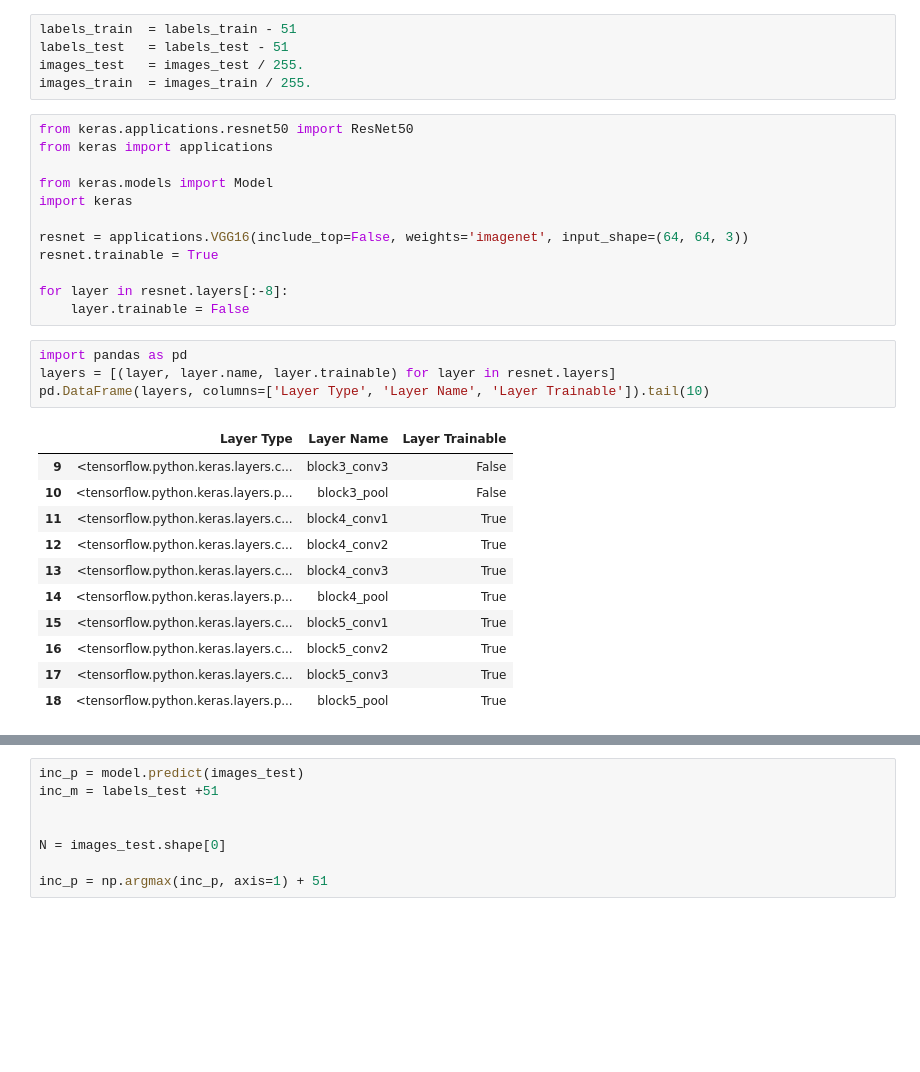
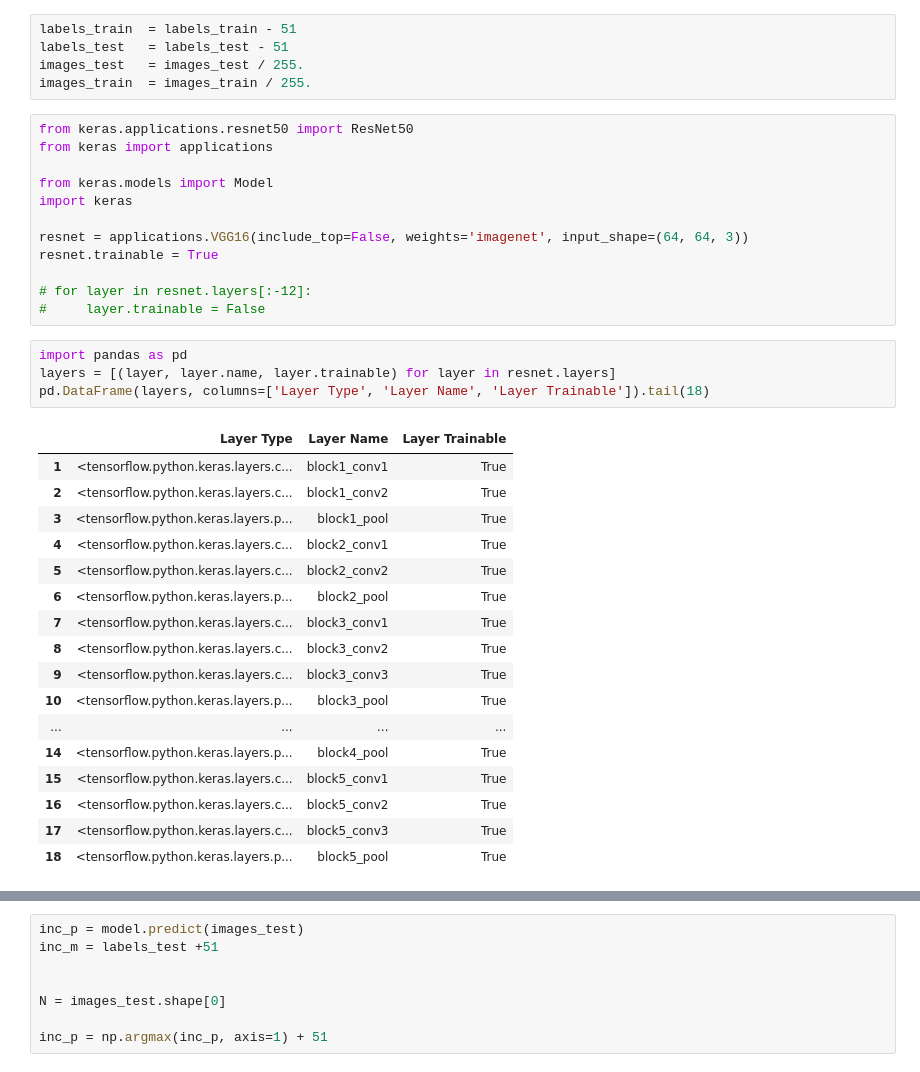
Before and after one commit to ekourkchi/incNET, a Jupyter notebook: VGG16_test.ipynb, the cells around one changed output, grey strips where cells are left out. Saved outputs shown, nothing was run; the diff lists cells and outputs as text; blank space fills up the shorter version.

```diff
--- a/VGG16_test.ipynb
+++ b/VGG16_test.ipynb
@@ -73,19 +73,25 @@ import keras
 resnet = applications.VGG16(include_top=False, weights='imagenet', input_shape=(64, 64, 3))
 resnet.trainable = True
 
-for layer in resnet.layers[:-8]:
-    layer.trainable = False
+# for layer in resnet.layers[:-12]:
+#     layer.trainable = False
 # %%
 import pandas as pd
 layers = [(layer, layer.name, layer.trainable) for layer in resnet.layers]
-pd.DataFrame(layers, columns=['Layer Type', 'Layer Name', 'Layer Trainable']).tail(10)
+pd.DataFrame(layers, columns=['Layer Type', 'Layer Name', 'Layer Trainable']).tail(18)
 # %% [output]
 |  | Layer Type | Layer Name | Layer Trainable |
-| 9 | <tensorflow.python.keras.layers.c... | block3_conv3 | False |
-| 10 | <tensorflow.python.keras.layers.p... | block3_pool | False |
-| 11 | <tensorflow.python.keras.layers.c... | block4_conv1 | True |
-| 12 | <tensorflow.python.keras.layers.c... | block4_conv2 | True |
-| 13 | <tensorflow.python.keras.layers.c... | block4_conv3 | True |
+| 1 | <tensorflow.python.keras.layers.c... | block1_conv1 | True |
+| 2 | <tensorflow.python.keras.layers.c... | block1_conv2 | True |
+| 3 | <tensorflow.python.keras.layers.p... | block1_pool | True |
+| 4 | <tensorflow.python.keras.layers.c... | block2_conv1 | True |
+| 5 | <tensorflow.python.keras.layers.c... | block2_conv2 | True |
+| 6 | <tensorflow.python.keras.layers.p... | block2_pool | True |
+| 7 | <tensorflow.python.keras.layers.c... | block3_conv1 | True |
+| 8 | <tensorflow.python.keras.layers.c... | block3_conv2 | True |
+| 9 | <tensorflow.python.keras.layers.c... | block3_conv3 | True |
+| 10 | <tensorflow.python.keras.layers.p... | block3_pool | True |
+| ... | ... | ... | ... |
 | 14 | <tensorflow.python.keras.layers.p... | block4_pool | True |
 | 15 | <tensorflow.python.keras.layers.c... | block5_conv1 | True |
 | 16 | <tensorflow.python.keras.layers.c... | block5_conv2 | True |
```
Also changed, not shown: parts of 7 cells of this notebook.
